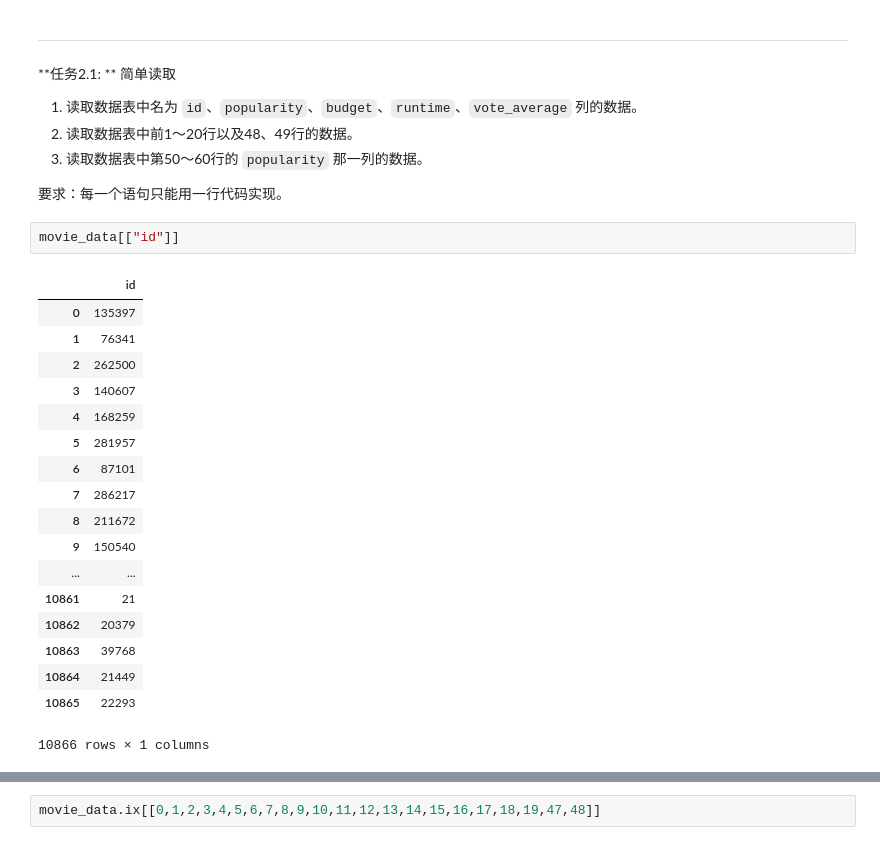
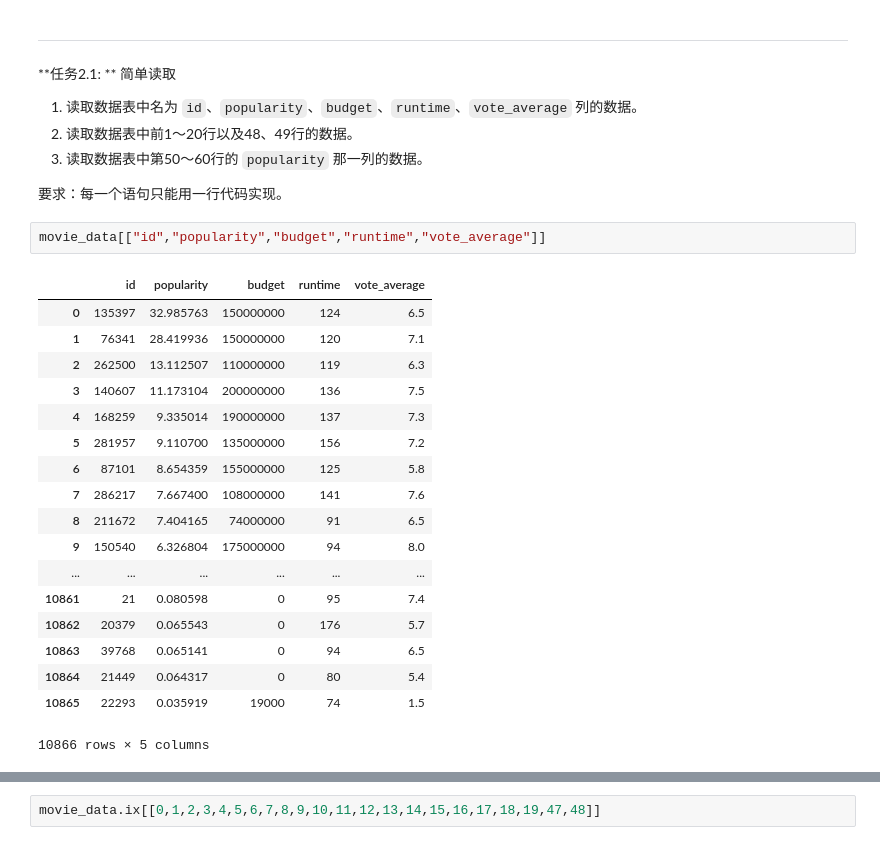
Before and after one commit to fengyizhou/Explore_Movie_Dataset, a Jupyter notebook: AIPND_CN_P2_Explore_Movie_Dataset-master/Explore Movie Dataset.ipynb, the cells around one changed output, grey strips where cells are left out. Drawn from its saved outputs; the diff is of its cells as text.

```diff
--- a/AIPND_CN_P2_Explore_Movie_Dataset-master/Explore Movie Dataset.ipynb
+++ b/AIPND_CN_P2_Explore_Movie_Dataset-master/Explore Movie Dataset.ipynb
@@ -187,23 +187,23 @@ movie_data_fillna_0.to_csv("example.csv")
 
 要求：每一个语句只能用一行代码实现。
 # %%
-movie_data[["id"]]
+movie_data[["id","popularity","budget","runtime","vote_average"]]
 # %% [output]
-|  | id |
-| 0 | 135397 |
-| 1 | 76341 |
-| 2 | 262500 |
-| 3 | 140607 |
-| 4 | 168259 |
-| 5 | 281957 |
-| 6 | 87101 |
-| 7 | 286217 |
-| 8 | 211672 |
-| 9 | 150540 |
-| ... | ... |
-| 10861 | 21 |
-| 10862 | 20379 |
-| 10863 | 39768 |
-| 10864 | 21449 |
-| 10865 | 22293 |
+|  | id | popularity | budget | runtime | vote_average |
+| 0 | 135397 | 32.985763 | 150000000 | 124 | 6.5 |
+| 1 | 76341 | 28.419936 | 150000000 | 120 | 7.1 |
+| 2 | 262500 | 13.112507 | 110000000 | 119 | 6.3 |
+| 3 | 140607 | 11.173104 | 200000000 | 136 | 7.5 |
+| 4 | 168259 | 9.335014 | 190000000 | 137 | 7.3 |
+| 5 | 281957 | 9.110700 | 135000000 | 156 | 7.2 |
+| 6 | 87101 | 8.654359 | 155000000 | 125 | 5.8 |
+| 7 | 286217 | 7.667400 | 108000000 | 141 | 7.6 |
+| 8 | 211672 | 7.404165 | 74000000 | 91 | 6.5 |
+| 9 | 150540 | 6.326804 | 175000000 | 94 | 8.0 |
+| ... | ... | ... | ... | ... | ... |
+| 10861 | 21 | 0.080598 | 0 | 95 | 7.4 |
+| 10862 | 20379 | 0.065543 | 0 | 176 | 5.7 |
+| 10863 | 39768 | 0.065141 | 0 | 94 | 6.5 |
+| 10864 | 21449 | 0.064317 | 0 | 80 | 5.4 |
+| 10865 | 22293 | 0.035919 | 19000 | 74 | 1.5 |
-10866 rows × 1 columns
+10866 rows × 5 columns
```
Also changed, not shown: parts of 7 cells of this notebook.
